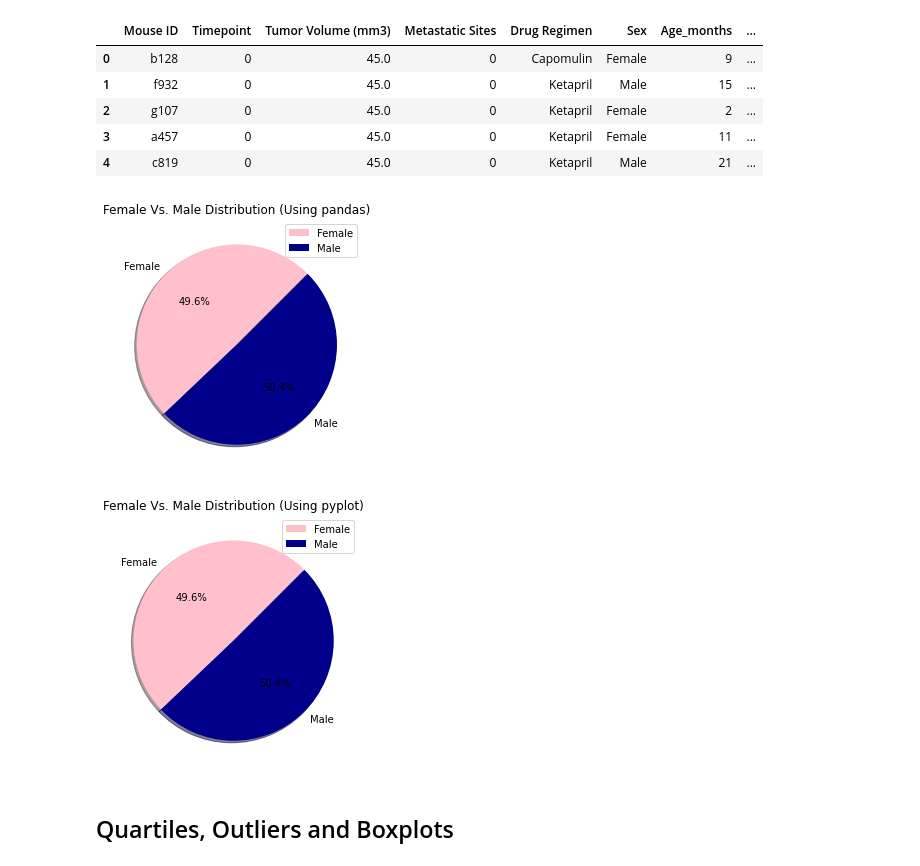
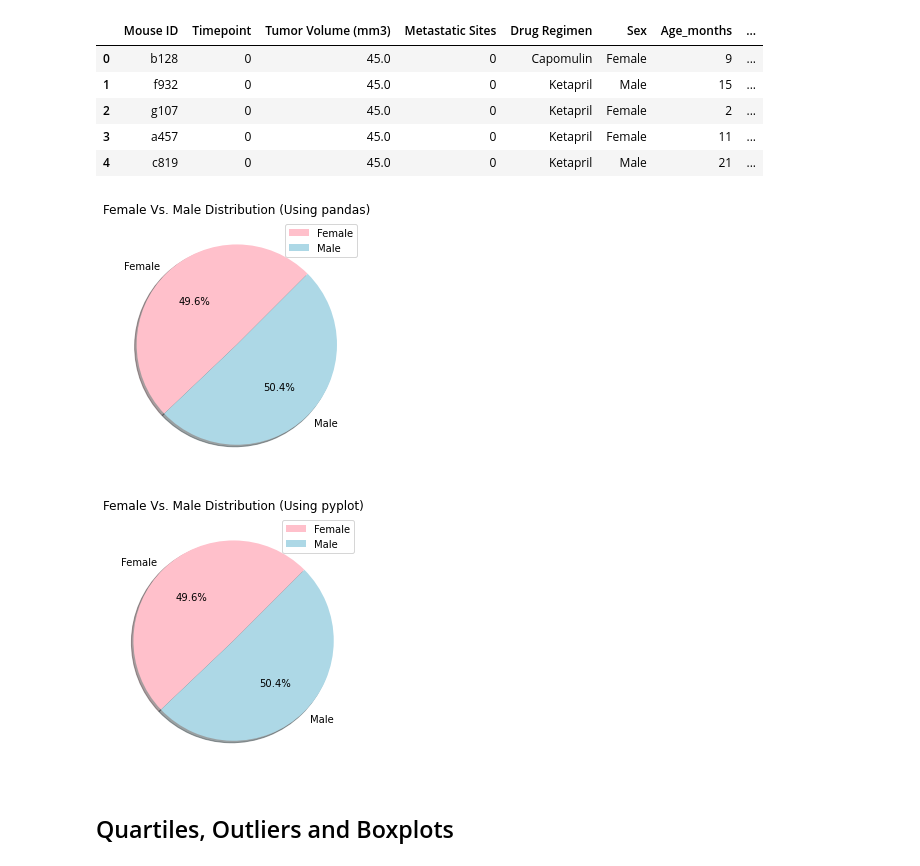
Before and after one commit to skesamsetty/matplotlib_challenge, a Jupyter notebook: Pymaceuticals/pymaceuticals_starter.ipynb, the cells around one changed output. Drawn from its saved outputs; the diff is of its cells as text; code cells hidden in the pictures.

```diff
--- a/Pymaceuticals/pymaceuticals_starter.ipynb
+++ b/Pymaceuticals/pymaceuticals_starter.ipynb
@@ -248,19 +258,19 @@ cleansed_study_results_df.head()
 | 2 | g107 | 0 | 45.0 | 0 | Ketapril | Female | 2 | ... |
 | 3 | a457 | 0 | 45.0 | 0 | Ketapril | Female | 11 | ... |
 | 4 | c819 | 0 | 45.0 | 0 | Ketapril | Male | 21 | ... |
+# %%
+gender_summary_df = cleansed_study_results_df[['Mouse ID', 'Sex']].drop_duplicates().groupby(by='Sex').count()
+gender_summary_df.rename(columns={'Mouse ID':'Mice Count'}, inplace=True)
+colors=['pink','lightblue']
 # %%
-gender_summary_df = cleansed_study_results_df[['Mouse ID', 'Sex']].drop_duplicates().groupby(by='Sex').count()
-gender_summary_df.rename(columns={'Mouse ID':'Mice Count'}, inplace=True)
-colors=['pink','darkblue']
-
 # Generate a pie plot showing the distribution of female versus male mice using pandas
 gender_summary_df.plot(kind='pie', y='Mice Count', autopct = "%1.1f%%",colors=colors, shadow=True, legend=True,
                        rotatelabels=False, startangle=45, title="Female Vs. Male Distribution (Using pandas)").yaxis.set_visible(False)
 
 plt.tight_layout()
 plt.show()
 # %% [output]
-[figure, old version]
+[figure, new version]
 # %%
 # Generate a pie plot showing the distribution of female versus male mice using pyplot
 try:
@@ -272,14 +282,12 @@ labels = gender_summary_df['Sex']
 
 sizes = gender_summary_df['Mice Count']
 plt.pie(sizes, labels = labels, colors=colors, shadow=True, rotatelabels=False, autopct = "%1.1f%%", startangle=45)
-
 plt.title("Female Vs. Male Distribution (Using pyplot)")
-
 plt.legend()
 plt.tight_layout()
 plt.show()
 # %% [output]
-[figure, old version]
+[figure, new version]
 # %% [markdown]
 ## Quartiles, Outliers and Boxplots
 # %%
```
Also changed, not shown: parts of 5 cells of this notebook.
